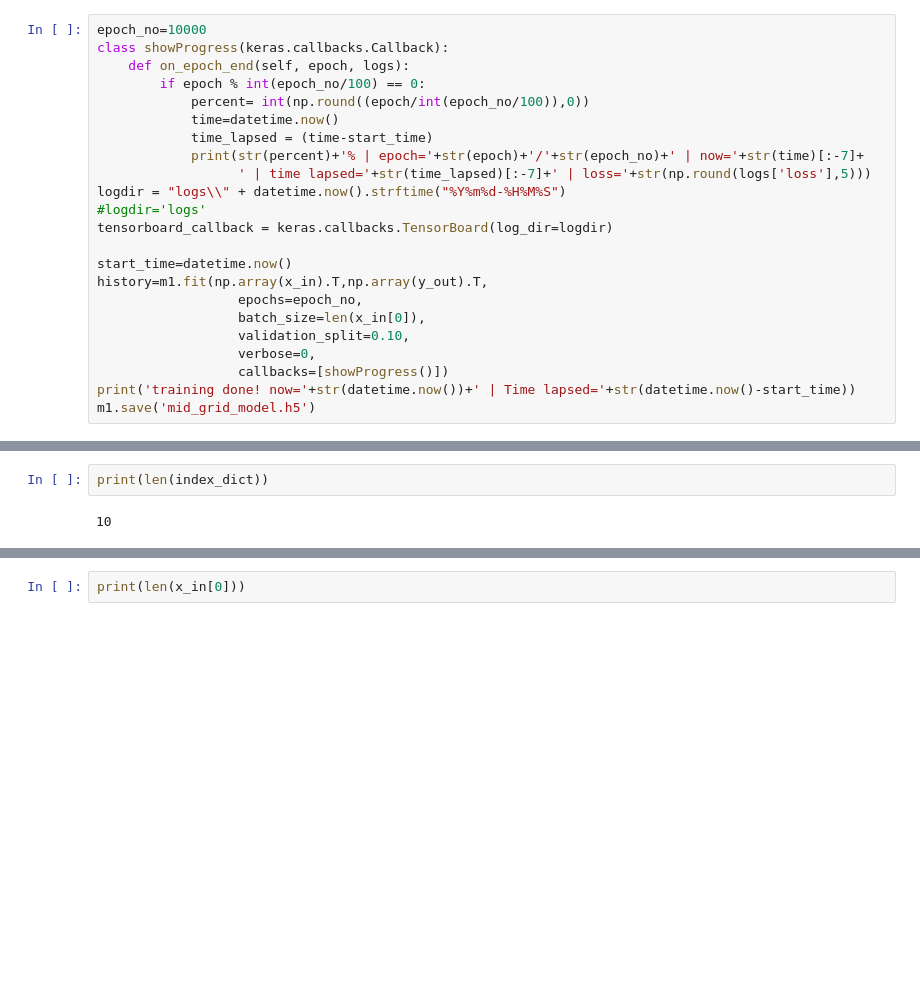
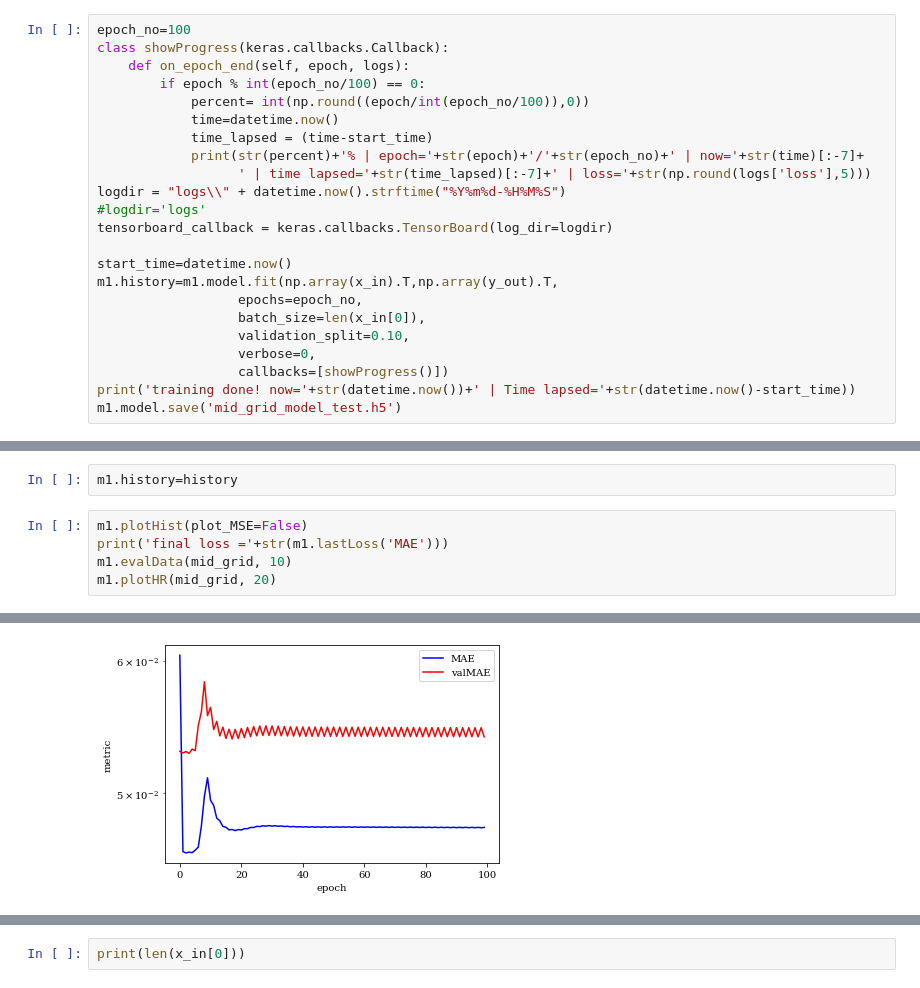
Before and after one commit to Harry-Westwood/Y4-Project-InterNeuralStellar, a Jupyter notebook: Hin's_files/grid02.ipynb, the cells around one changed output, grey strips where cells are left out. Cells and saved outputs as stored; diff of their text form; blank space fills up the shorter version.

```diff
--- a/Hin's_files/grid02.ipynb
+++ b/Hin's_files/grid02.ipynb
@@ -203,5 +25,5 @@ _________________________________________________________________
 # %%
-epoch_no=10000
+epoch_no=100
 class showProgress(keras.callbacks.Callback):
     def on_epoch_end(self, epoch, logs):
         if epoch % int(epoch_no/100) == 0:
@@ -215,12 +37,12 @@ logdir = "logs\\" + datetime.now().strftime("%Y%m%d-%H%M%S")
 tensorboard_callback = keras.callbacks.TensorBoard(log_dir=logdir)
 
 start_time=datetime.now()
-history=m1.fit(np.array(x_in).T,np.array(y_out).T,
+m1.history=m1.model.fit(np.array(x_in).T,np.array(y_out).T,
                   epochs=epoch_no,
                   batch_size=len(x_in[0]),
                   validation_split=0.10,
                   verbose=0,
                   callbacks=[showProgress()])
 print('training done! now='+str(datetime.now())+' | Time lapsed='+str(datetime.now()-start_time))
-m1.save('mid_grid_model.h5')
+m1.model.save('mid_grid_model_test.h5')
 # %% [output]
@@ -260,4 +66,8 @@ plotHR(NN_tracks[1], NN_tracks[0], NN_m, np.log10(plot_tracks[0]), np.log10(plot
-# %%
-print(len(index_dict))
-# %% [output]
-10
+# %%
+m1.history=history
+# %%
+m1.plotHist(plot_MSE=False)
+print('final loss ='+str(m1.lastLoss('MAE')))
+m1.evalData(mid_grid, 10)
+m1.plotHR(mid_grid, 20)
+# %% [output]
@@ -263,0 +77 @@ print(len(index_dict))
+[figure, added]
```
Also changed, not shown: parts of 8 cells of this notebook.
